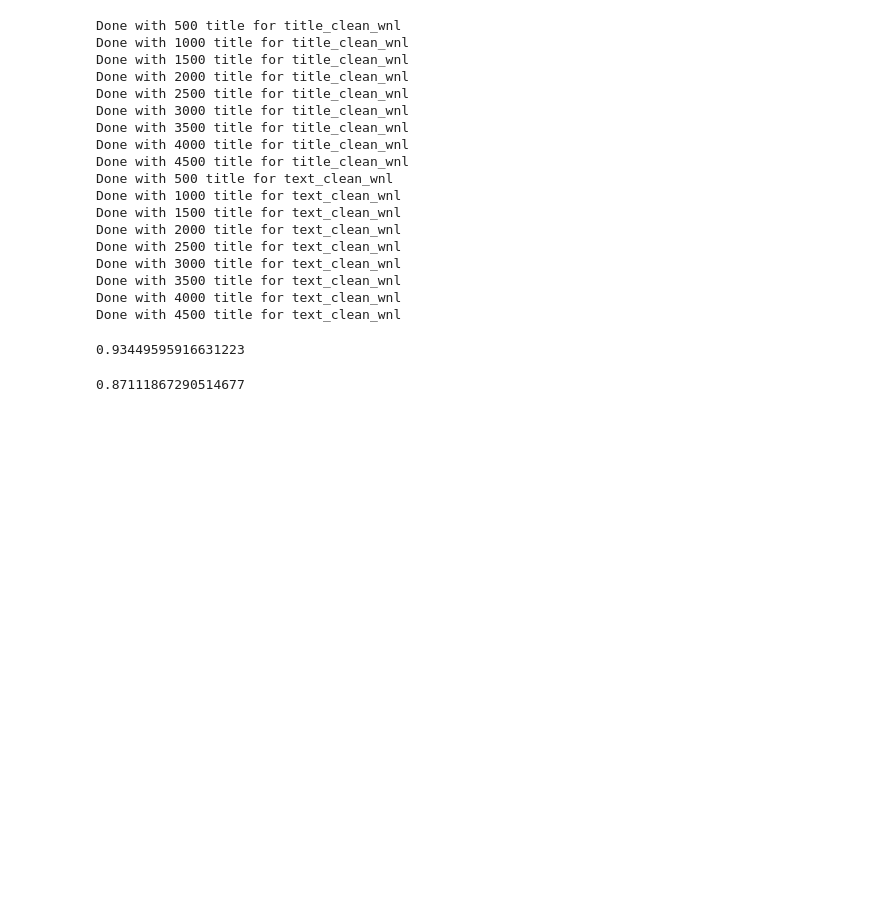
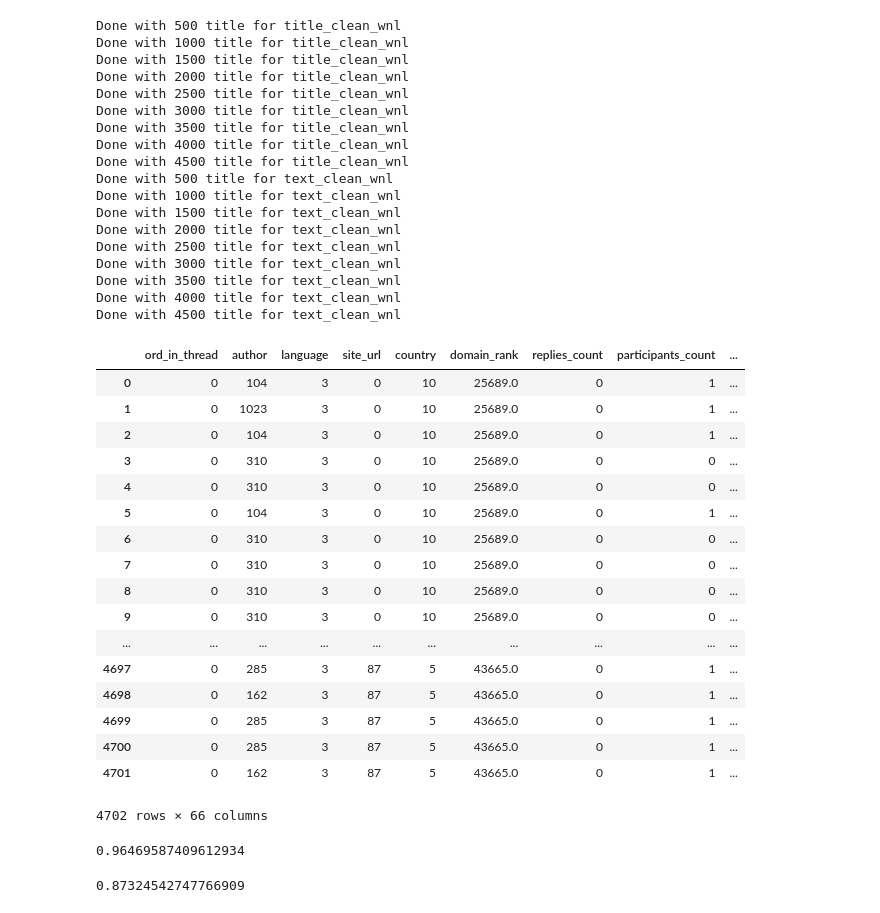
Before and after one commit to quincyhuynh/FakeNews, a Jupyter notebook: DataProcessing_FeatureExtraction.ipynb, the cells around one changed output. Cells and saved outputs as stored; diff of their text form; code cells hidden in the pictures; blank space fills up the shorter version.

```diff
--- a/DataProcessing_FeatureExtraction.ipynb
+++ b/DataProcessing_FeatureExtraction.ipynb
@@ -146,15 +167,21 @@ Done with 3500 title for text_clean_wnl
 Done with 4000 title for text_clean_wnl
 Done with 4500 title for text_clean_wnl
 # %%
-vectorizer = CountVectorizer(analyzer = "word",   \
+title_vectorizer = CountVectorizer(analyzer = "word",   \
                                  tokenizer = None,    \
                                  preprocessor = None, \
                                  stop_words = None,   \
-                                 max_features = 277)
+                                 max_features = 5)
+
+text_vectorizer = CountVectorizer(analyzer = "word",   \
+                                 tokenizer = None,    \
+                                 preprocessor = None, \
+                                 stop_words = None,   \
+                                 max_features = 50)
 # %%
-df = pd.DataFrame(vectorizer.fit_transform(title_clean_wnl).toarray())
-df1 = pd.DataFrame(vectorizer.fit_transform(text_clean_wnl).toarray())
-train_data = pd.concat([data,df,df1], axis = 1)
+title_df = pd.DataFrame(title_vectorizer.fit_transform(title_clean_wnl).toarray())
+text_df = pd.DataFrame(text_vectorizer.fit_transform(text_clean_wnl).toarray())
+train_data = pd.concat([data, title_df, text_df], axis = 1)
 train_data = train_data.interpolate()
 # %%
 # clean trained dataset
@@ -175,6 +202,27 @@ for col in l:
 # create y_train data for spam and result
 y_train_spam = pd.DataFrame(result_spam)
 y_train_type = pd.DataFrame(result_type)
+# %%
+train_data
+# %% [output]
+|  | ord_in_thread | author | language | site_url | country | domain_rank | replies_count | participants_count | ... |
+| 0 | 0 | 104 | 3 | 0 | 10 | 25689.0 | 0 | 1 | ... |
+| 1 | 0 | 1023 | 3 | 0 | 10 | 25689.0 | 0 | 1 | ... |
+| 2 | 0 | 104 | 3 | 0 | 10 | 25689.0 | 0 | 1 | ... |
+| 3 | 0 | 310 | 3 | 0 | 10 | 25689.0 | 0 | 0 | ... |
+| 4 | 0 | 310 | 3 | 0 | 10 | 25689.0 | 0 | 0 | ... |
+| 5 | 0 | 104 | 3 | 0 | 10 | 25689.0 | 0 | 1 | ... |
+| 6 | 0 | 310 | 3 | 0 | 10 | 25689.0 | 0 | 0 | ... |
+| 7 | 0 | 310 | 3 | 0 | 10 | 25689.0 | 0 | 0 | ... |
+| 8 | 0 | 310 | 3 | 0 | 10 | 25689.0 | 0 | 0 | ... |
+| 9 | 0 | 310 | 3 | 0 | 10 | 25689.0 | 0 | 0 | ... |
+| ... | ... | ... | ... | ... | ... | ... | ... | ... | ... |
+| 4697 | 0 | 285 | 3 | 87 | 5 | 43665.0 | 0 | 1 | ... |
+| 4698 | 0 | 162 | 3 | 87 | 5 | 43665.0 | 0 | 1 | ... |
+| 4699 | 0 | 285 | 3 | 87 | 5 | 43665.0 | 0 | 1 | ... |
+| 4700 | 0 | 285 | 3 | 87 | 5 | 43665.0 | 0 | 1 | ... |
+| 4701 | 0 | 162 | 3 | 87 | 5 | 43665.0 | 0 | 1 | ... |
+4702 rows × 66 columns
 # %%
 # write trained_data to csv for quick training later
 train_data.to_csv('train_data.csv')
@@ -187,13 +235,13 @@ x_train, x_test, y_train, y_test = train_test_split(train_data, y_train_type, te
 y_train = y_train[0].tolist()
 y_test = y_test[0].tolist()
 # %%
-forest = RandomForestClassifier(n_estimators = 40)
+forest = RandomForestClassifier(n_estimators = 100)
 forest = forest.fit(x_train, y_train)
 x_test_pred = forest.predict(x_test)
 accuracy  = metrics.accuracy_score(y_test,x_test_pred)
 accuracy
 # %% [output]
-0.93449595916631223
+0.96469587409612934
 # %%
 from sklearn import linear_model, datasets
 logreg = linear_model.LogisticRegression(C=1e5)
@@ -203,4 +251,4 @@ x_test_pred = logreg.predict(x_test)
 accuracy  = metrics.accuracy_score(y_test,x_test_pred)
 accuracy
 # %% [output]
-0.87111867290514677
+0.87324542747766909
```
Also changed, not shown: parts of 2 cells of this notebook, 8 other files.
